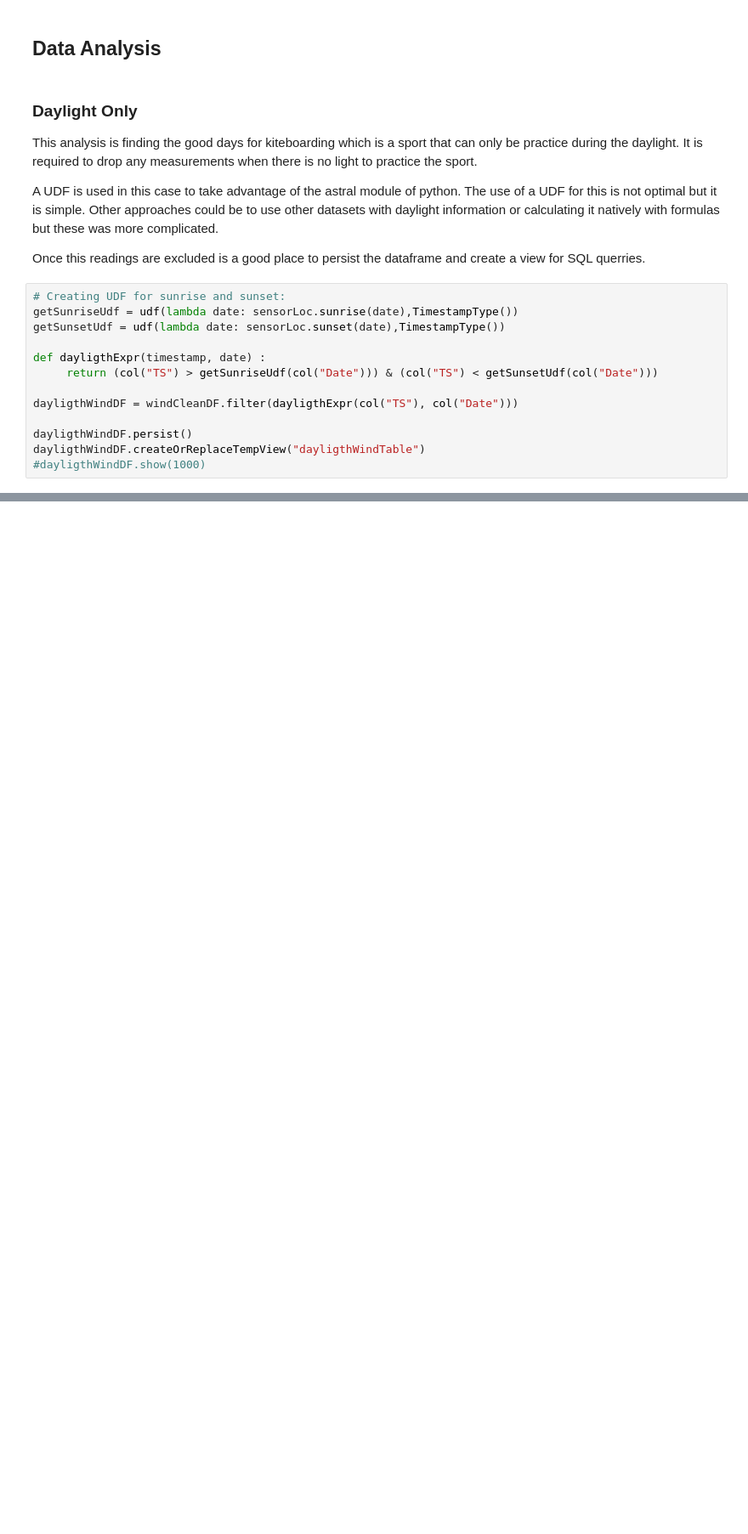
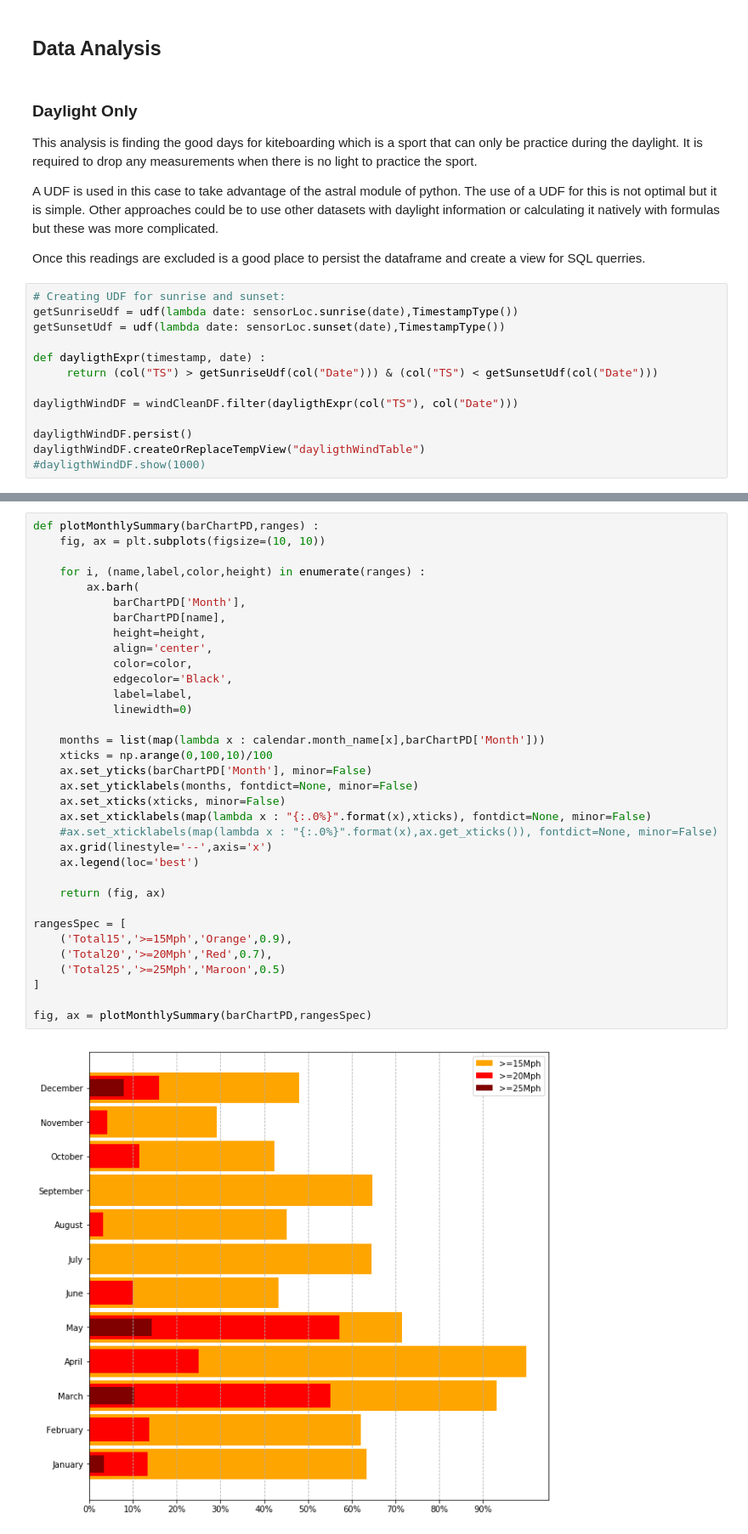
Before and after one commit to roquealex/windMining, a Jupyter notebook: kbWindNorYuc/kbWindNorYuc.ipynb, the cells around one changed output, grey strips where cells are left out. Shown at 85% size. Drawn from its saved outputs; the diff is of its cells as text; blank space fills up the shorter version.

```diff
--- a/kbWindNorYuc/kbWindNorYuc.ipynb
+++ b/kbWindNorYuc/kbWindNorYuc.ipynb
@@ -449,0 +589,36 @@ ParseException: "\nmismatched input 'FROM' expecting <EOF>(line 3, pos 2)\n\n==
+# %%
+def plotMonthlySummary(barChartPD,ranges) :
+    fig, ax = plt.subplots(figsize=(10, 10))
+
+    for i, (name,label,color,height) in enumerate(ranges) :
+        ax.barh(
+            barChartPD['Month'],
+            barChartPD[name],
+            height=height,
+            align='center',
+            color=color,
+            edgecolor='Black',
+            label=label,
+            linewidth=0)
+
+    months = list(map(lambda x : calendar.month_name[x],barChartPD['Month']))
+    xticks = np.arange(0,100,10)/100
+    ax.set_yticks(barChartPD['Month'], minor=False)
+    ax.set_yticklabels(months, fontdict=None, minor=False)
+    ax.set_xticks(xticks, minor=False)
+    ax.set_xticklabels(map(lambda x : "{:.0%}".format(x),xticks), fontdict=None, minor=False)
+    #ax.set_xticklabels(map(lambda x : "{:.0%}".format(x),ax.get_xticks()), fontdict=None, minor=False)
+    ax.grid(linestyle='--',axis='x')
+    ax.legend(loc='best')
+
+    return (fig, ax)
+
+rangesSpec = [
+    ('Total15','>=15Mph','Orange',0.9),
+    ('Total20','>=20Mph','Red',0.7),
+    ('Total25','>=25Mph','Maroon',0.5)
+]
+
+fig, ax = plotMonthlySummary(barChartPD,rangesSpec)
+# %% [output]
+[figure, added]
```
Also changed, not shown: parts of 19 cells of this notebook.
